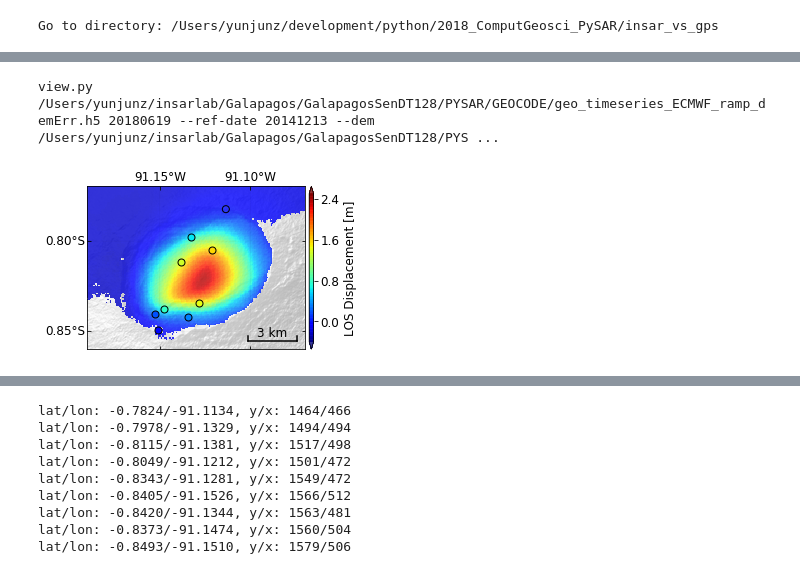
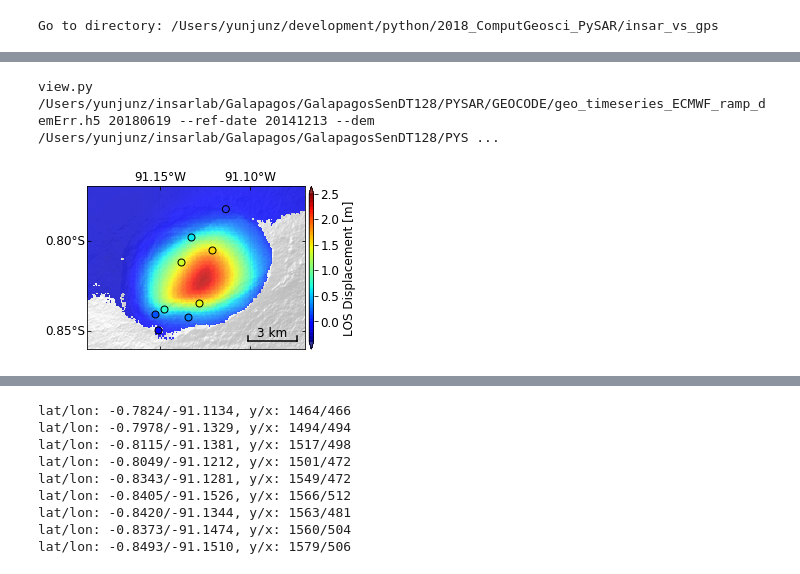
Before and after one commit to geodesymiami/Yunjun_et_al-2019-MintPy, a Jupyter notebook: Fig_06_InSAR_vs_GPS_SierraNegra.ipynb, the cells around one changed output, grey strips where cells are left out. Saved outputs shown, nothing was run; the diff lists cells and outputs as text; code cells hidden in the pictures.

```diff
--- a/Fig_06_InSAR_vs_GPS_SierraNegra.ipynb
+++ b/Fig_06_InSAR_vs_GPS_SierraNegra.ipynb
@@ -264,28 +88,30 @@ plt.show()
 # %%
 ## Figure 6 (a) - InSAR velocity map with GPS location on Sierra Negra
-pysar_dir = '/Users/yunjunz/insarlab/Galapagos/GalapagosSenDT128/PYSAR/GEOCODE'
-vel_file  = os.path.join(pysar_dir, 'geo_velocity_masked.h5')
-dem_file  = os.path.join(pysar_dir, '../../DEM/demLat_S02_N01_Lon_W092_W090.dem.wgs84')
-ts_file   = os.path.join(pysar_dir, 'geo_timeseries_ECMWF_ramp_demErr.h5')
+proj_dir = '/Users/yunjunz/insarlab/Galapagos/GalapagosSenDT128/PYSAR/GEOCODE'
+vel_file  = os.path.join(proj_dir, 'geo_velocity_masked.h5')
+dem_file  = os.path.join(proj_dir, '../../DEM/demLat_S02_N01_Lon_W092_W090.dem.wgs84')
+ts_file   = os.path.join(proj_dir, 'geo_timeseries_ECMWF_ramp_demErr.h5')
+mask_file = os.path.join(proj_dir, 'geo_maskTempCoh.h5')
 
 print_msg = False
 fig, ax = plt.subplots(figsize=(5, 3))
 # call view.py functions to plot InSAR background
-cmd  = 'view.py {} 20180619 --ref-date 20141213 --dem {} --dem-nocontour '.format(ts_file, dem_file)
+cmd  = 'view.py {} 20180619 --ref-date 20141213 --dem {} --dem-nocontour -m {} '.format(ts_file, dem_file, mask_file)
 cmd += '--sub-lat -0.86 -0.77 --sub-lon -91.19 -91.07 -u m --vlim -0.4 2.5 '
 cmd += '--lalo-step 0.05 --lalo-loc 1 0 1 0 --scalebar 0.2 0.85 0.05 '
 cmd += '--fontsize 12 --notitle --dpi 600 '
-cmd += '--cbar-nbins 4 --cbar-ext both --nomultilook '
+cmd += '--cbar-nbins 6 --cbar-ext both --nomultilook '
 cmd += '--show-gps --gps-comp enu2los --ref-gps GV01 '
 print(cmd)
 d_v, atr, inps = view.prep_slice(cmd, print_msg=print_msg)
 inps.cbar_label = 'LOS Displacement [m]'
 ax, inps, im, cbar = view.plot_slice(ax, d_v, atr, inps, print_msg=print_msg)
+
 plt.savefig('insar_vs_gps_map.png', bbox_inches='tight', transparent=True, dpi=fig_dpi)
 plt.show()
 # %% [output]
 view.py /Users/yunjunz/insarlab/Galapagos/GalapagosSenDT128/PYSAR/GEOCODE/geo_timeseries_ECMWF_ramp_demErr.h5 20180619 --ref-date 20141213 --dem /Users/yunjunz/insarlab/Galapagos/GalapagosSenDT128/PYS ...
-[figure, old version]
+[figure, new version]
 # %%
 ## plot single station timeseries - InSAR vs GPS
 site = ds['GV09']
```
Also changed, not shown: parts of 13 cells of this notebook, 2 other files.
